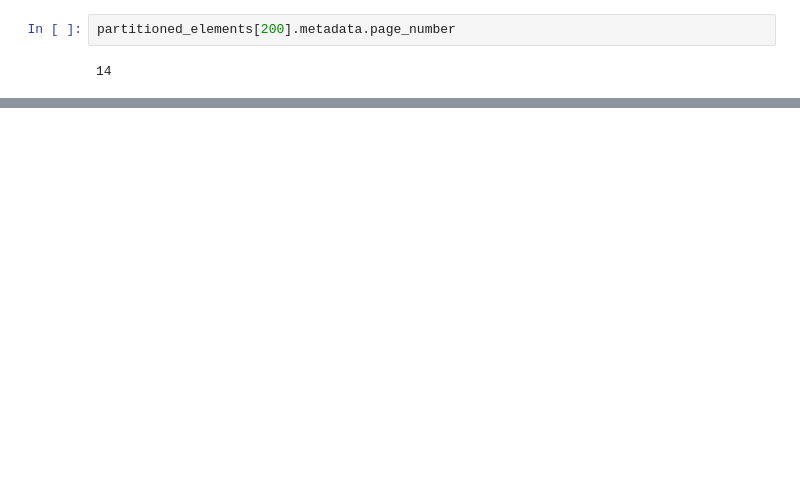
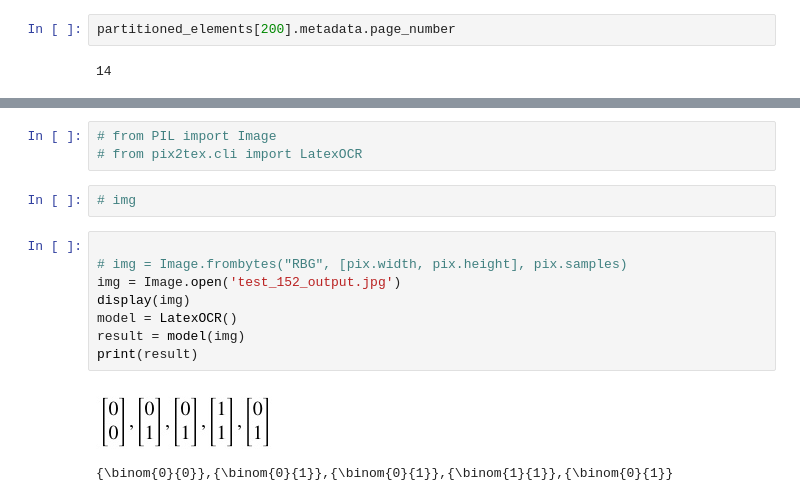
Before and after one commit to sgoel97/Berkeley-CS-QA-Dataset, a Jupyter notebook: generate_latex.ipynb, the cells around one changed output, grey strips where cells are left out. Cells and saved outputs as stored; diff of their text form; blank space fills up the shorter version.

```diff
--- a/generate_latex.ipynb
+++ b/generate_latex.ipynb
@@ -209,0 +308,16 @@ partitioned_elements[200].metadata.page_number
+# %%
+# from PIL import Image
+# from pix2tex.cli import LatexOCR
+# %%
+# img
+# %%
+
+# img = Image.frombytes("RBG", [pix.width, pix.height], pix.samples)
+img = Image.open('test_152_output.jpg')
+display(img)
+model = LatexOCR()
+result = model(img)
+print(result)
+# %% [output]
+[figure, added]
+{\binom{0}{0}},{\binom{0}{1}},{\binom{0}{1}},{\binom{1}{1}},{\binom{0}{1}}
```
Also changed, not shown: parts of 25 cells of this notebook.
